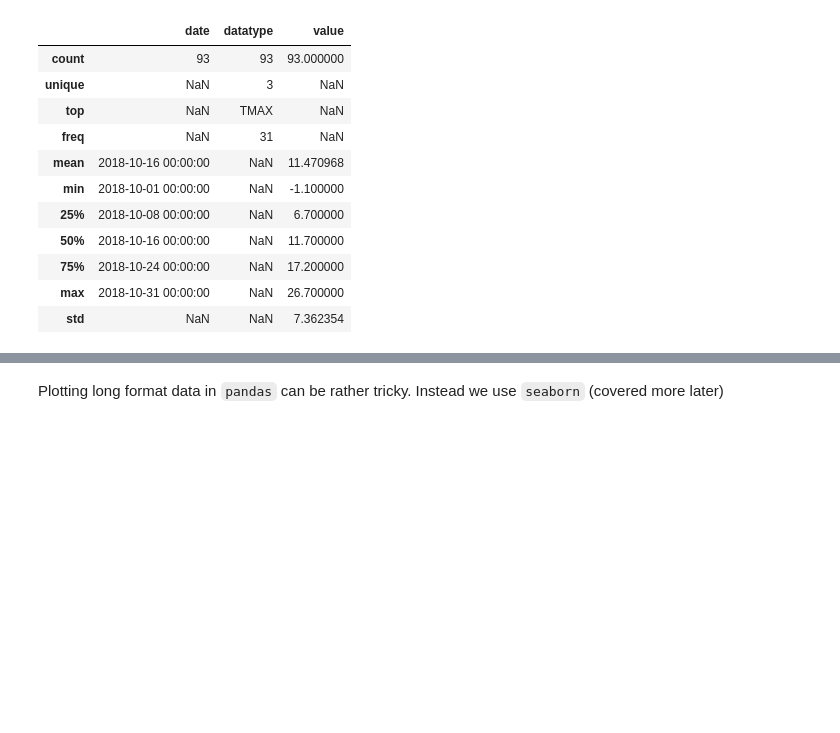
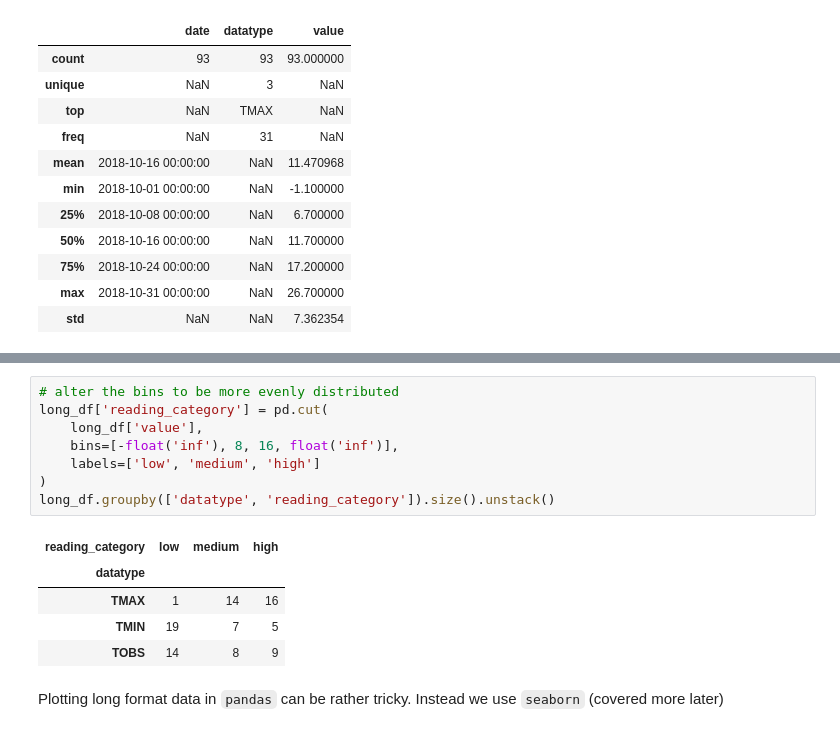
Before and after one commit to ericcoopey/dsa250_sp26, a Jupyter notebook: M3-DataManipulation/7-wide_vs_long.ipynb, the cells around one changed output, grey strips where cells are left out. Saved outputs shown, nothing was run; the diff lists cells and outputs as text; blank space fills up the shorter version.

```diff
--- a/M3-DataManipulation/7-wide_vs_long.ipynb
+++ b/M3-DataManipulation/7-wide_vs_long.ipynb
@@ -87,3 +141,17 @@ long_df.describe(include='all')
+# %%
+# alter the bins to be more evenly distributed
+long_df['reading_category'] = pd.cut(
+    long_df['value'],
+    bins=[-float('inf'), 8, 16, float('inf')],
+    labels=['low', 'medium', 'high']
+)
+long_df.groupby(['datatype', 'reading_category']).size().unstack()
+# %% [output]
+| reading_category | low | medium | high |
+| datatype |  |  |  |
+| TMAX | 1 | 14 | 16 |
+| TMIN | 19 | 7 | 5 |
+| TOBS | 14 | 8 | 9 |
 # %% [markdown]
 Plotting long format data in `pandas` can be rather tricky. Instead we use `seaborn` (covered more later)
 # %%
```
Also changed, not shown: parts of 5 cells of this notebook.
